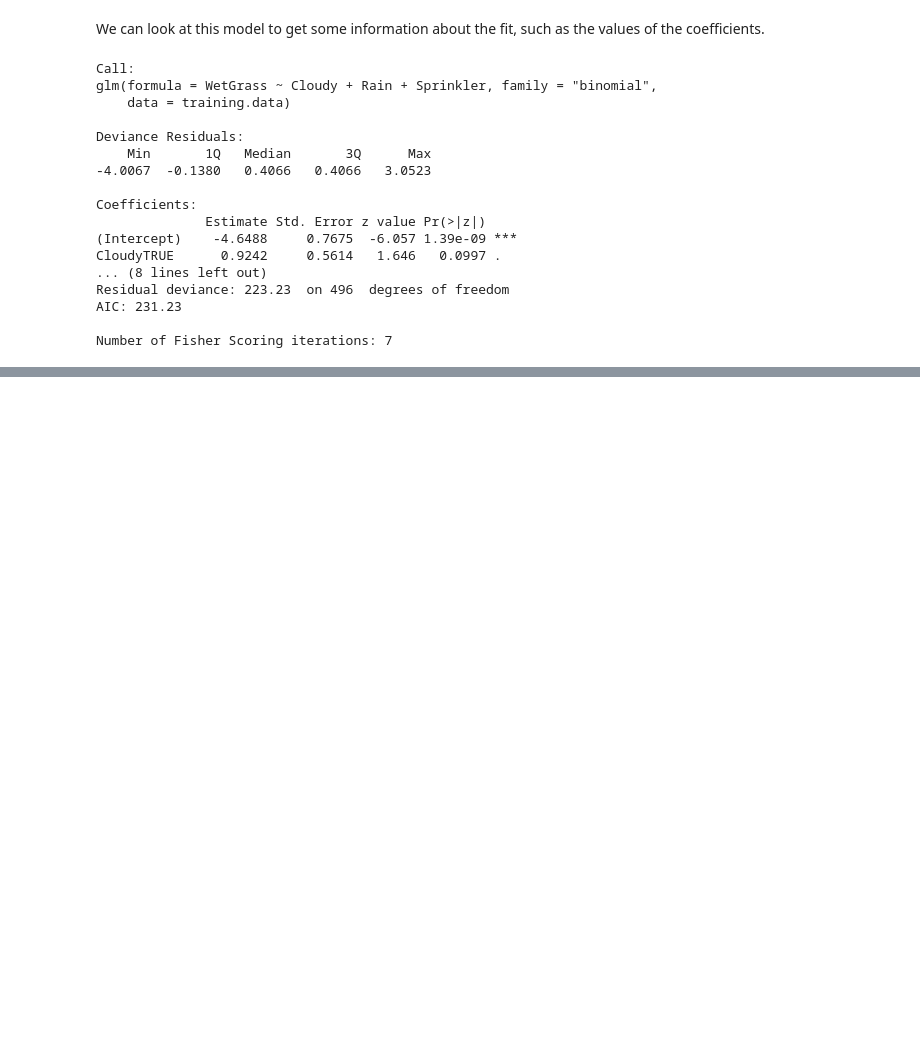
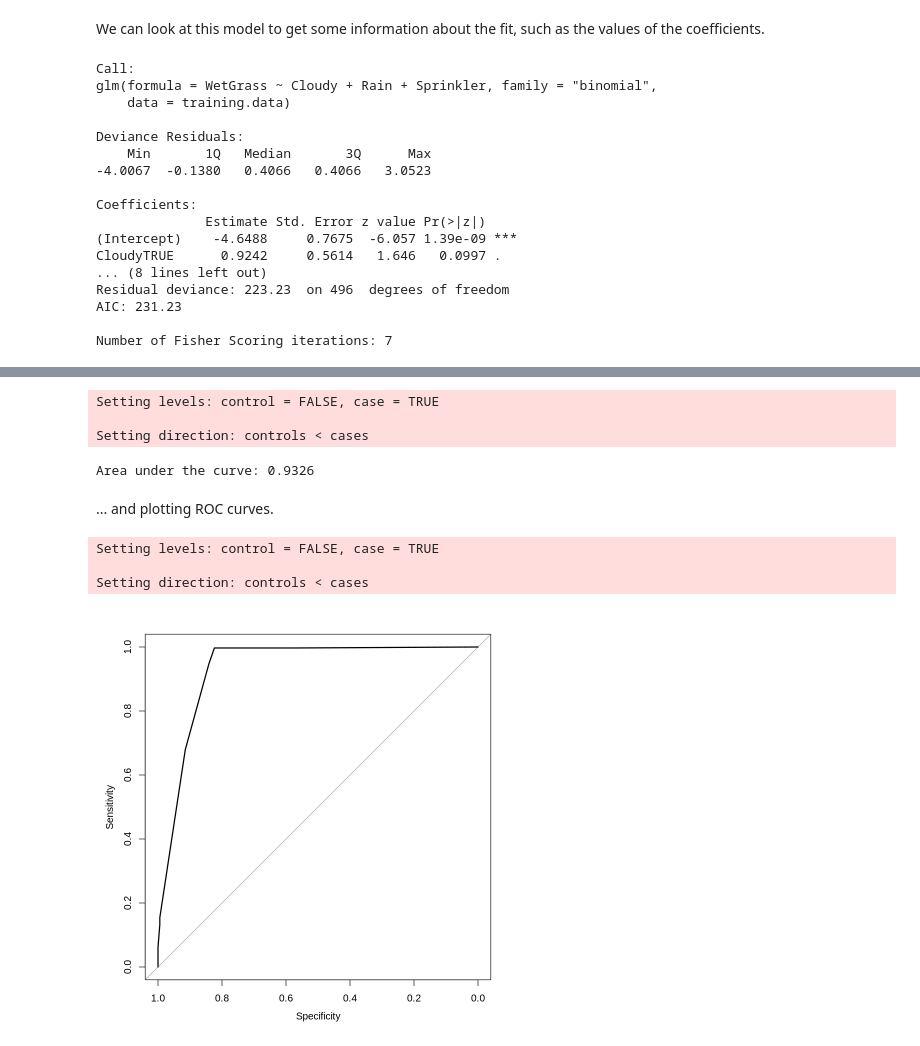
Before and after one commit to prat8897/R_companion, a Jupyter notebook: R_companion.ipynb, the cells around one changed output, grey strips where cells are left out. Saved outputs shown, nothing was run; the diff lists cells and outputs as text; code cells hidden in the pictures; blank space fills up the shorter version.

```diff
--- a/R_companion.ipynb
+++ b/R_companion.ipynb
@@ -128,0 +133,2 @@ Number of Fisher Scoring iterations: 7
+# %%
+y <- predict( m, newdata=training.data, type="response" )
@@ -128,0 +150,16 @@ Number of Fisher Scoring iterations: 7
+# %%
+auc( training.data$WetGrass, y )
+# %% [output]
+Setting levels: control = FALSE, case = TRUE
+
+Setting direction: controls < cases
+Area under the curve: 0.9326
+# %% [markdown]
+... and plotting ROC curves.
+# %%
+plot( roc(training.data$WetGrass,y) )
+# %% [output]
+Setting levels: control = FALSE, case = TRUE
+
+Setting direction: controls < cases
+[figure, added]
```
Also changed, not shown: parts of 74 cells of this notebook.
